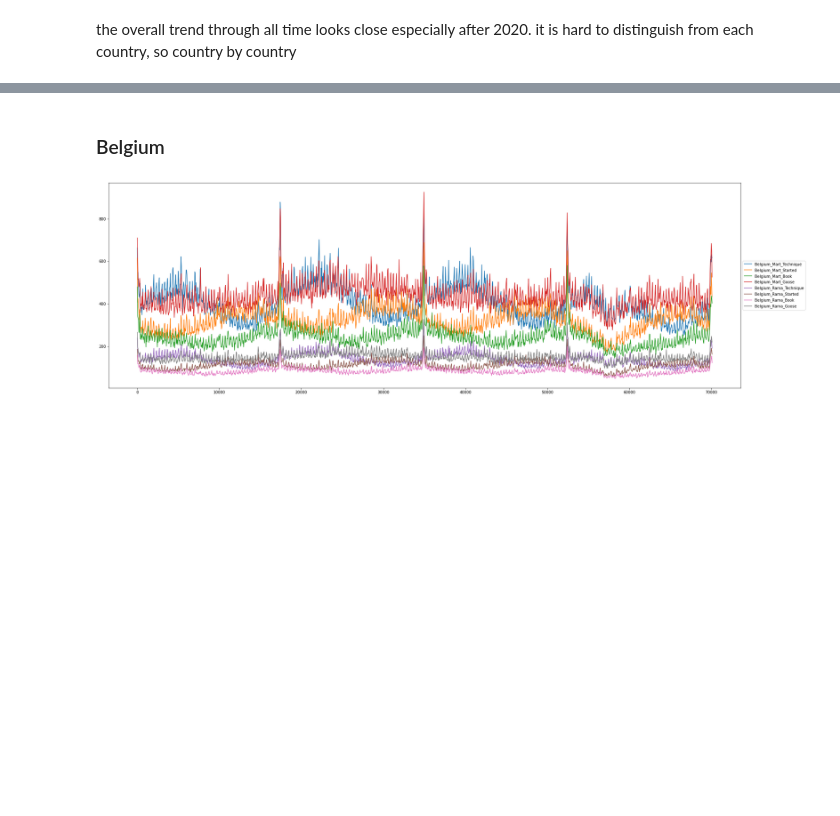
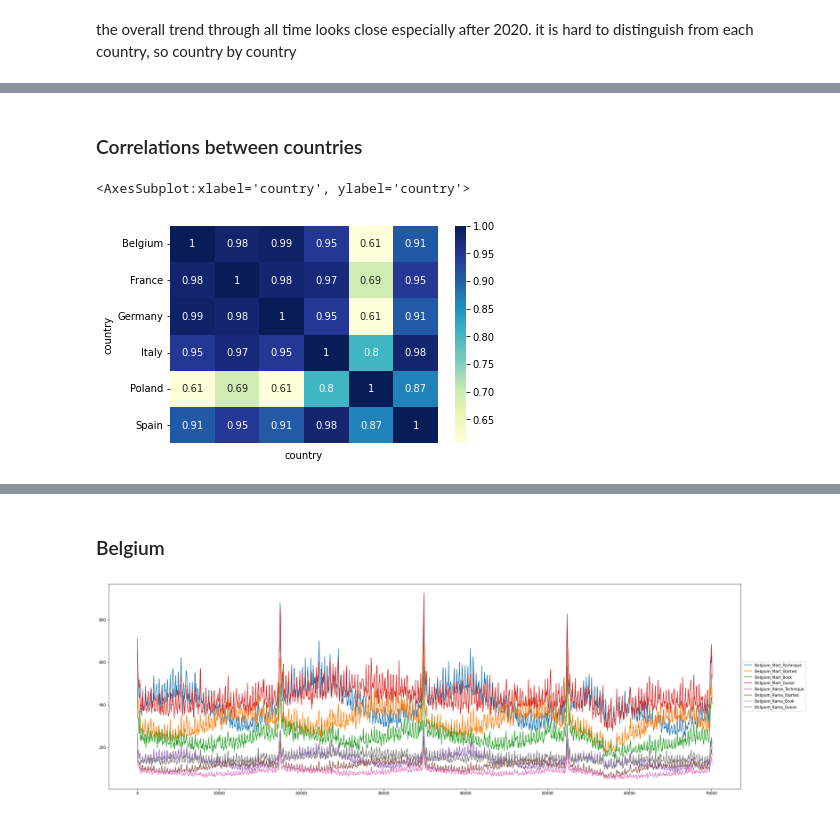
Before and after one commit to macorony/Machine_Learning_Playground, a Jupyter notebook: tps-sep-2022.ipynb, the cells around one changed output, grey strips where cells are left out. Saved outputs shown, nothing was run; the diff lists cells and outputs as text; code cells hidden in the pictures; blank space fills up the shorter version.

```diff
--- a/tps-sep-2022.ipynb
+++ b/tps-sep-2022.ipynb
@@ -130,0 +153,7 @@ it is hard to distinguish from each country, so country by country
+# %% [markdown]
+### Correlations between countries
+# %%
+sns.heatmap (train_data.pivot_table(index=['date', 'store', 'product'], columns='country', values='num_sold').corr(), cmap='YlGnBu', xticklabels=False, annot=True)
+# %% [output]
+<AxesSubplot:xlabel='country', ylabel='country'>
+[figure, added]
```
Also changed, not shown: parts of 26 cells of this notebook.
